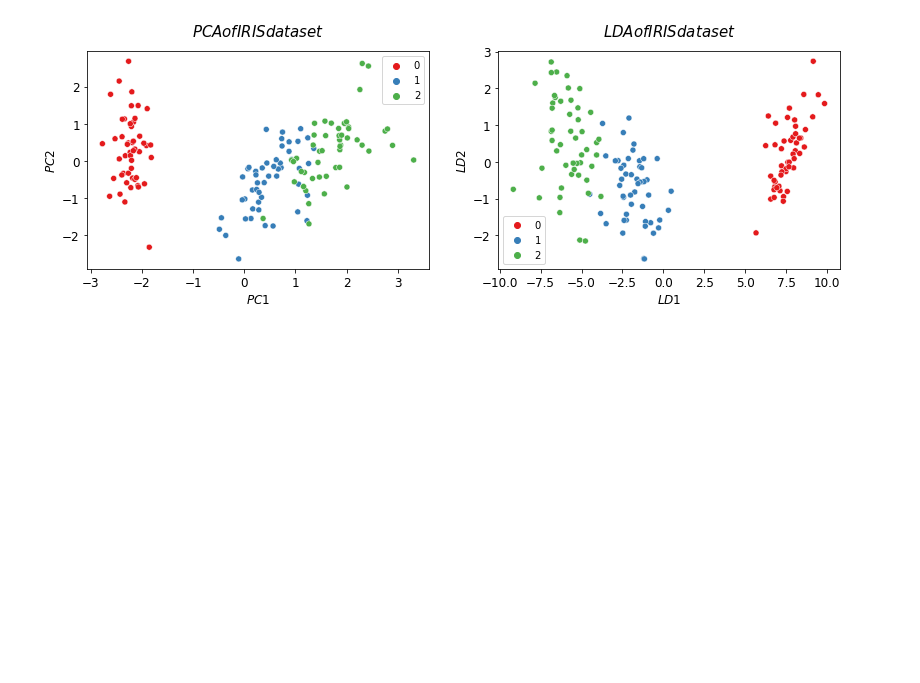
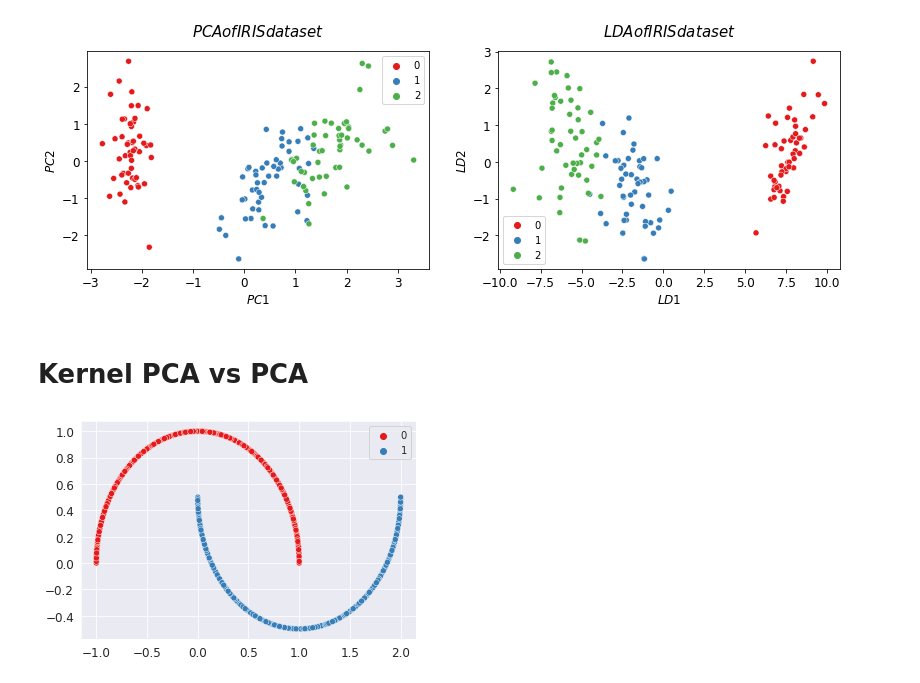
Before and after one commit to hatchdavid1/Dimensionality_reduction, a Jupyter notebook: Dimension_reduction.ipynb, the cells around one changed output. Saved outputs shown, nothing was run; the diff lists cells and outputs as text; code cells hidden in the pictures; blank space fills up the shorter version.

```diff
--- a/Dimension_reduction.ipynb
+++ b/Dimension_reduction.ipynb
@@ -47,3 +47,15 @@ ax[1].set_ylabel("$LD2$", fontsize=12)
 plt.show();
 # %% [output]
 [figure]
+# %% [markdown]
+# Kernel PCA vs PCA
+# %%
+## Moons dataset
+from sklearn.datasets import make_moons
+sns.set_style('darkgrid')
+
+X, y = make_moons(n_samples = 500, random_state = 42)
+sns.scatterplot(X[:, 0], X[:, 1], hue=y, palette='Set1')
+plt.show()
+# %% [output]
+[figure, added]
```
Also changed, not shown: parts of 1 cell of this notebook.
